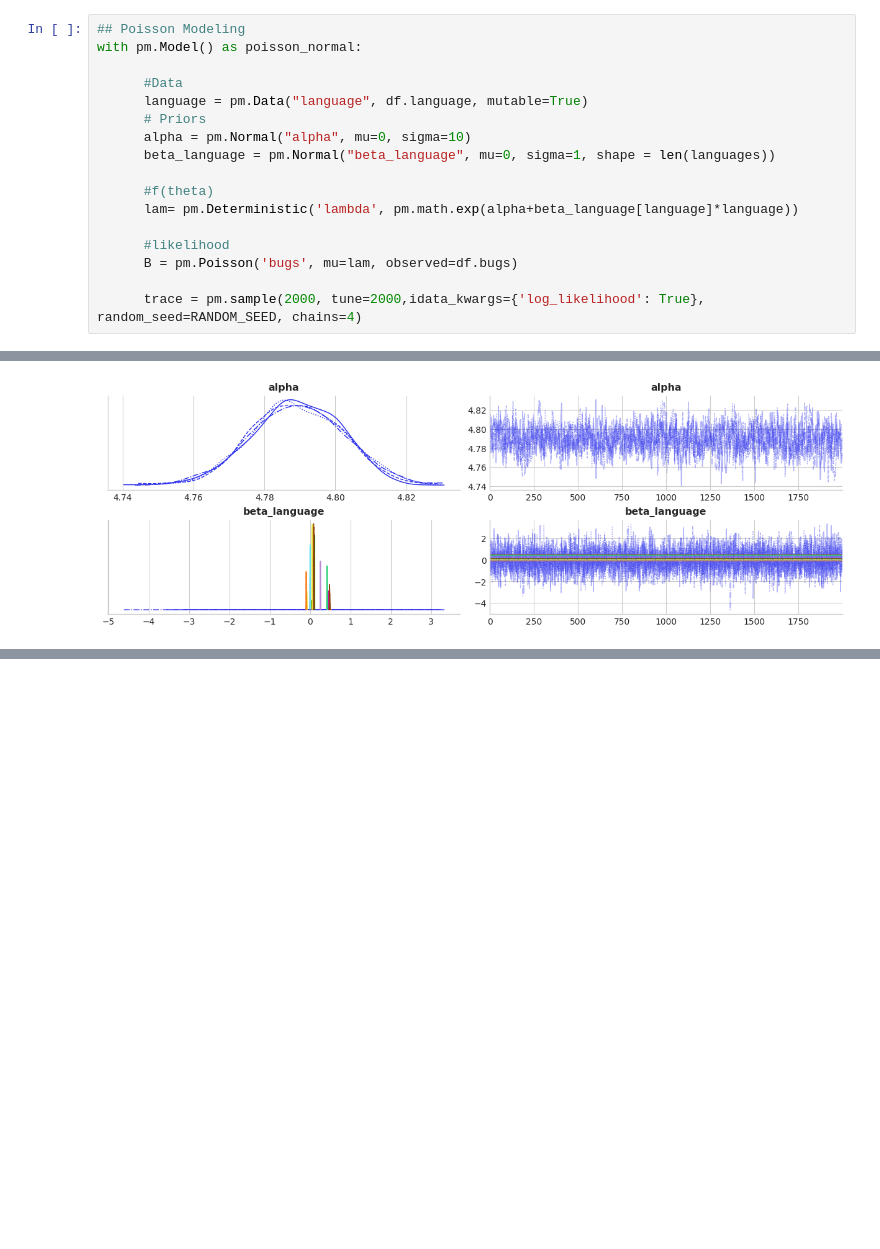
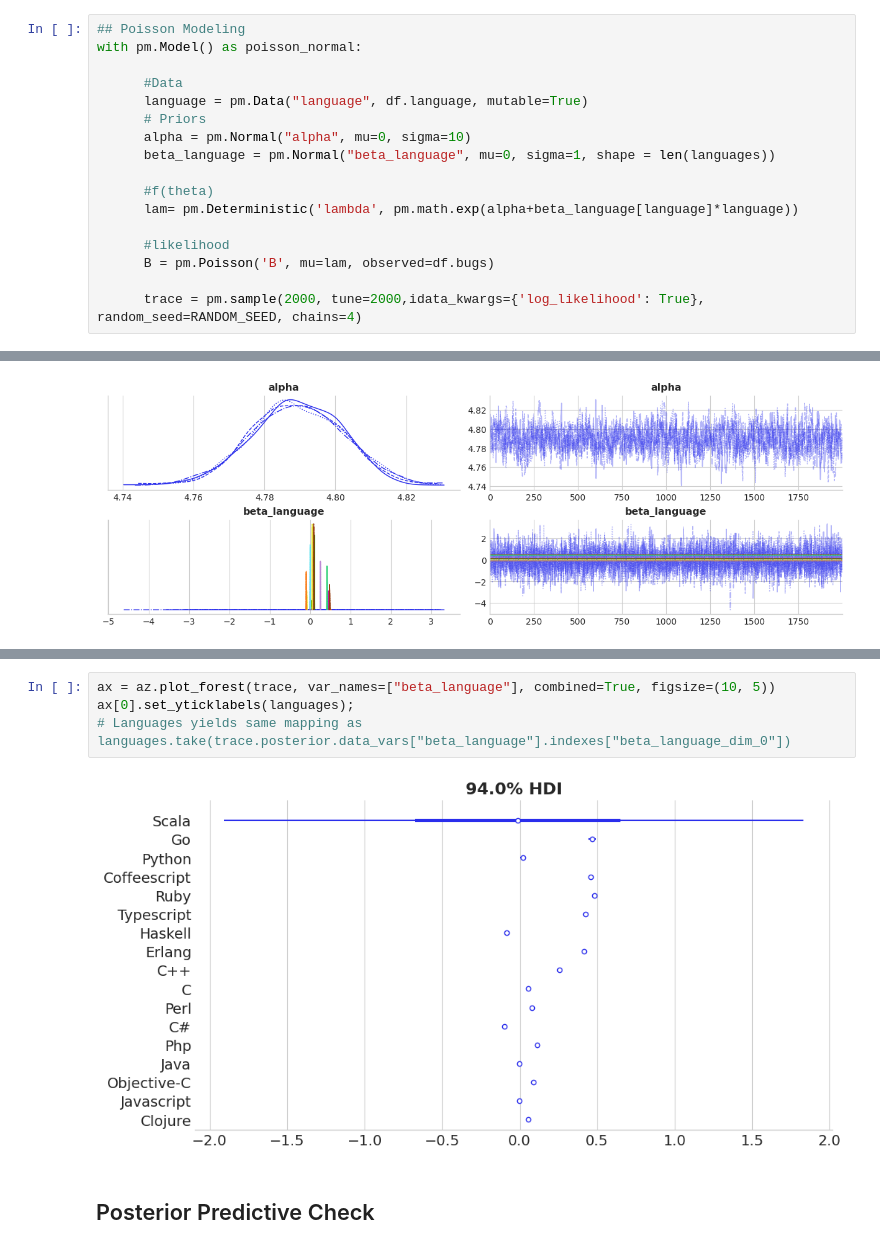
Before and after one commit to ah140797/PPExam24, a Jupyter notebook: h1_1.ipynb, the cells around one changed output, grey strips where cells are left out. Cells and saved outputs as stored; diff of their text form; blank space fills up the shorter version.

Commit message:
poisson inference

```diff
--- a/h1_1.ipynb
+++ b/h1_1.ipynb
@@ -275,7 +275,7 @@ with pm.Model() as poisson_normal:
       lam= pm.Deterministic('lambda', pm.math.exp(alpha+beta_language[language]*language))
 
       #likelihood
-      B = pm.Poisson('bugs', mu=lam, observed=df.bugs)
+      B = pm.Poisson('B', mu=lam, observed=df.bugs)
 
       trace = pm.sample(2000, tune=2000,idata_kwargs={'log_likelihood': True}, random_seed=RANDOM_SEED, chains=4)
 # %% [output]
@@ -330,0 +351,8 @@ pm.plot_trace(trace, var_names=['alpha', "beta_language"]);
+# %%
+ax = az.plot_forest(trace, var_names=["beta_language"], combined=True, figsize=(10, 5))
+ax[0].set_yticklabels(languages);
+# Languages yields same mapping as languages.take(trace.posterior.data_vars["beta_language"].indexes["beta_language_dim_0"])
+# %% [output]
+[figure, added]
+# %% [markdown]
+## Posterior Predictive Check
```
Also changed, not shown: parts of 7 cells of this notebook.
